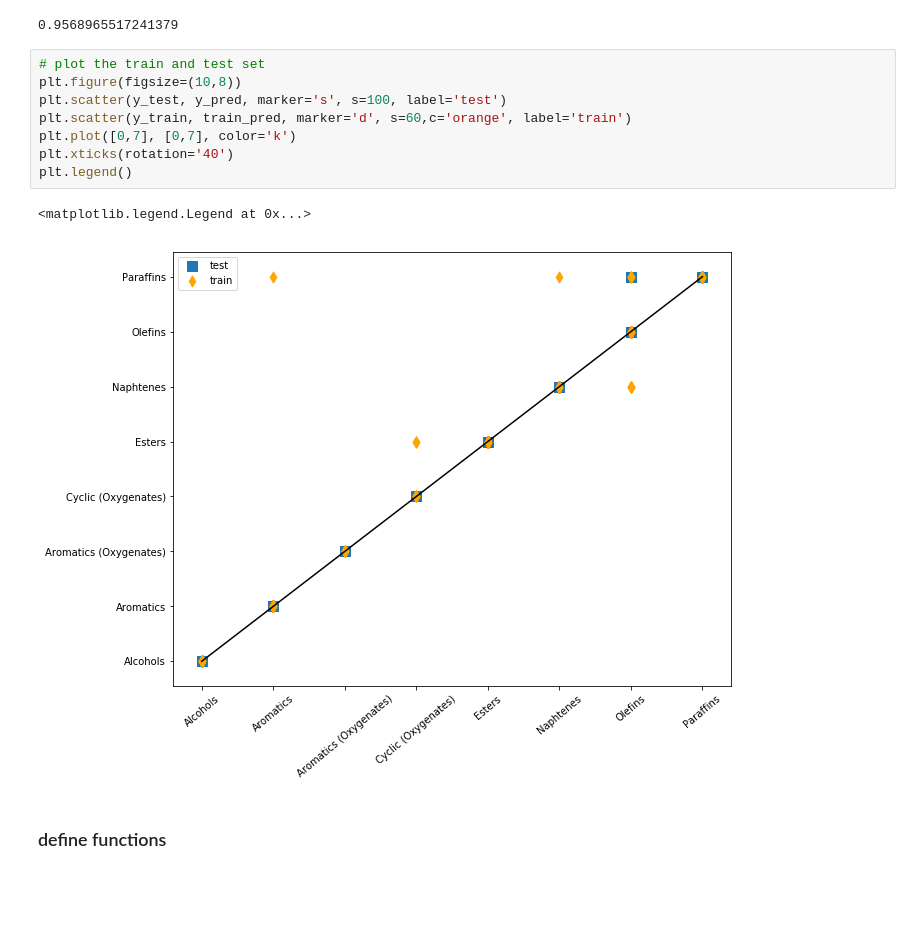
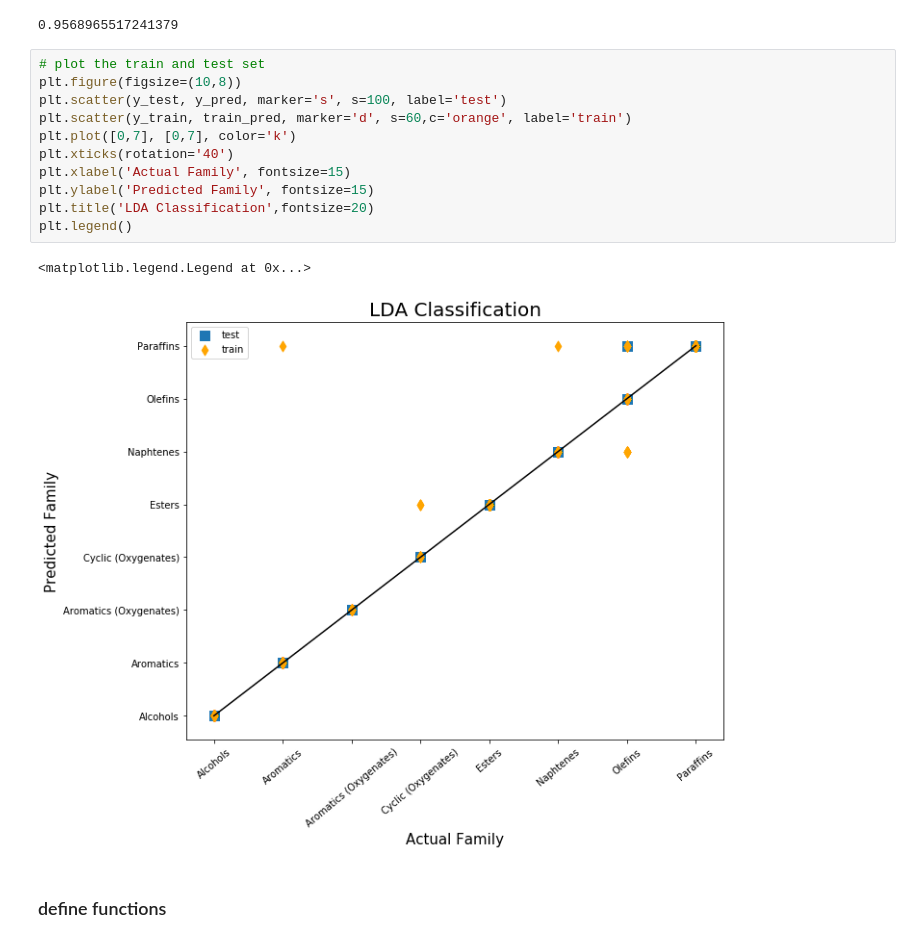
Before and after one commit to Zhangjt9317/Biofuel-Group-Project, a Jupyter notebook: MyProject/Classification_lda.ipynb, the cells around one changed output. Saved outputs shown, nothing was run; the diff lists cells and outputs as text; blank space fills up the shorter version.

```diff
--- a/MyProject/Classification_lda.ipynb
+++ b/MyProject/Classification_lda.ipynb
@@ -65,14 +65,17 @@ accu
 # %%
 # plot the train and test set
 plt.figure(figsize=(10,8))
 plt.scatter(y_test, y_pred, marker='s', s=100, label='test')
 plt.scatter(y_train, train_pred, marker='d', s=60,c='orange', label='train')
 plt.plot([0,7], [0,7], color='k')
 plt.xticks(rotation='40')
+plt.xlabel('Actual Family', fontsize=15)
+plt.ylabel('Predicted Family', fontsize=15)
+plt.title('LDA Classification',fontsize=20)
 plt.legend()
 # %% [output]
 <matplotlib.legend.Legend at 0x...>
-[figure, old version]
+[figure, new version]
 # %% [markdown]
 ### define functions
 # %%
```
Also changed, not shown: parts of 2 cells of this notebook, 2 other files.
